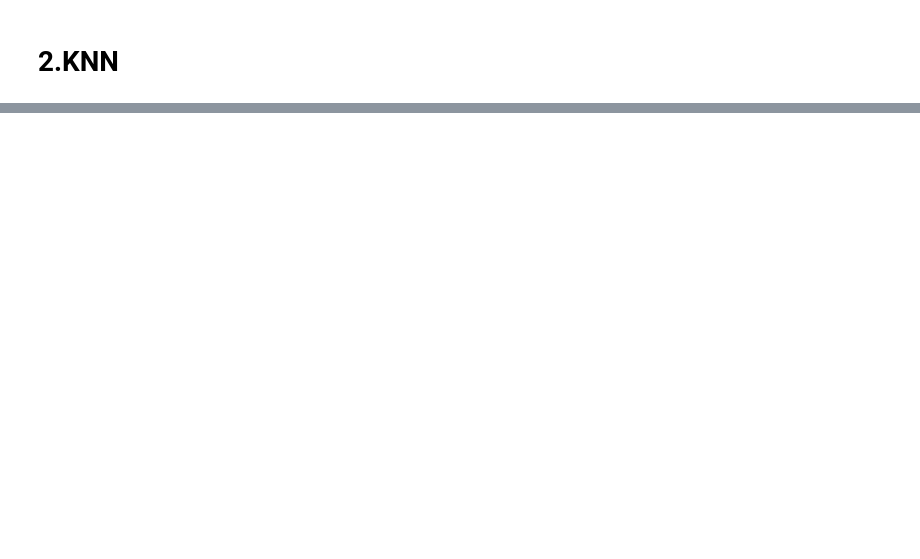
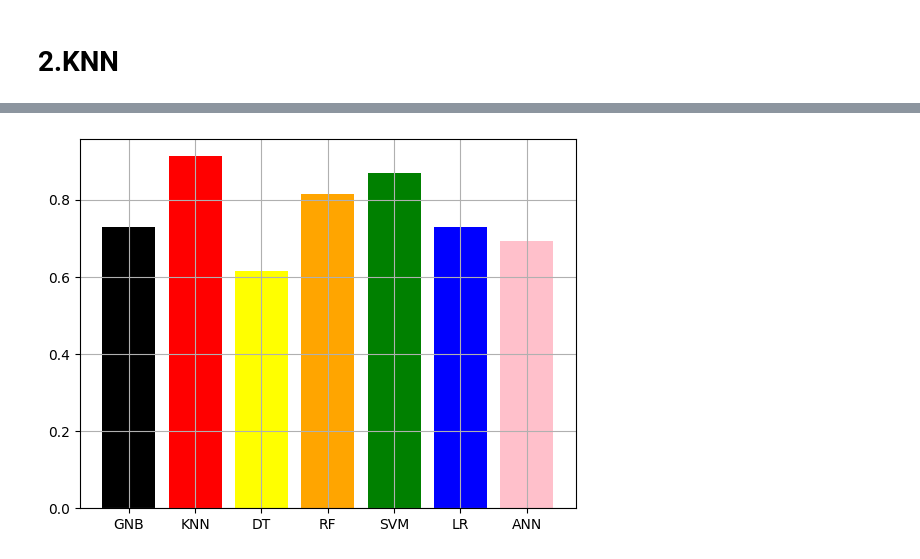
Before and after one commit to RaziehSh1987/Python-2025, a Jupyter notebook: ML_Project1_Cancer_Clasification.ipynb, the cells around one changed output, grey strips where cells are left out. Cells and saved outputs as stored; diff of their text form; code cells hidden in the pictures; blank space fills up the shorter version.

```diff
--- a/ML_Project1_Cancer_Clasification.ipynb
+++ b/ML_Project1_Cancer_Clasification.ipynb
@@ -79,0 +112,9 @@ acc train=0.9296703296703297
+# %%
+from sklearn.ensemble import RandomForestClassifier
+model=RandomForestClassifier(n_estimators=500,max_depth=64,min_samples_split=8)
+
+model.fit(x_train,y_train)
+y_pred_train=model.predict(x_train)
+y_pred_test=model.predict(x_test)
+
+acc_train_rf,acc_test_rf,r_rf,p_rf=calculate_metrics(y_train,y_test,y_pred_train,y_pred_test)
@@ -79,0 +128,9 @@ acc train=0.9296703296703297
+# %%
+from sklearn.svm import SVC
+model=SVC(kernel="poly")
+
+model.fit(x_train,y_train)
+y_pred_train=model.predict(x_train)
+y_pred_test=model.predict(x_test)
+
+acc_train_svm,acc_test_svm,r_svm,p_svm=calculate_metrics(y_train,y_test,y_pred_train,y_pred_test)
@@ -79,0 +144,9 @@ acc train=0.9296703296703297
+# %%
+from sklearn.linear_model import LogisticRegression
+model=LogisticRegression()
+
+model.fit(x_train,y_train)
+y_pred_train=model.predict(x_train)
+y_pred_test=model.predict(x_test)
+
+acc_train_lr,acc_test_lr,r_lr,p_lr=calculate_metrics(y_train,y_test,y_pred_train,y_pred_test)
@@ -79,0 +160,9 @@ acc train=0.9296703296703297
+# %%
+from sklearn.neural_network import MLPClassifier
+model=MLPClassifier(hidden_layer_sizes=256,activation="relu",solver="adam",batch_size=64)
+
+model.fit(x_train,y_train)
+y_pred_train=model.predict(x_train)
+y_pred_test=model.predict(x_test)
+
+acc_train_ann,acc_test_ann,r_ann,p_ann=calculate_metrics(y_train,y_test,y_pred_train,y_pred_test)
@@ -79,0 +187,10 @@ acc train=0.9296703296703297
+# %%
+acc_test=[acc_test_gnb,acc_test_knn,acc_test_dt,acc_test_rf,acc_test_svm,acc_test_lr,acc_test_ann]
+title=["GNB","KNN","DT","RF","SVM","LR","ANN"]
+colors=["black","red","yellow","orange","green","blue","pink"]
+
+plt.bar(title,acc_test, color=colors)
+plt.grid()
+plt.show()
+# %% [output]
+[figure, added]
```
Also changed, not shown: parts of 17 cells of this notebook.
